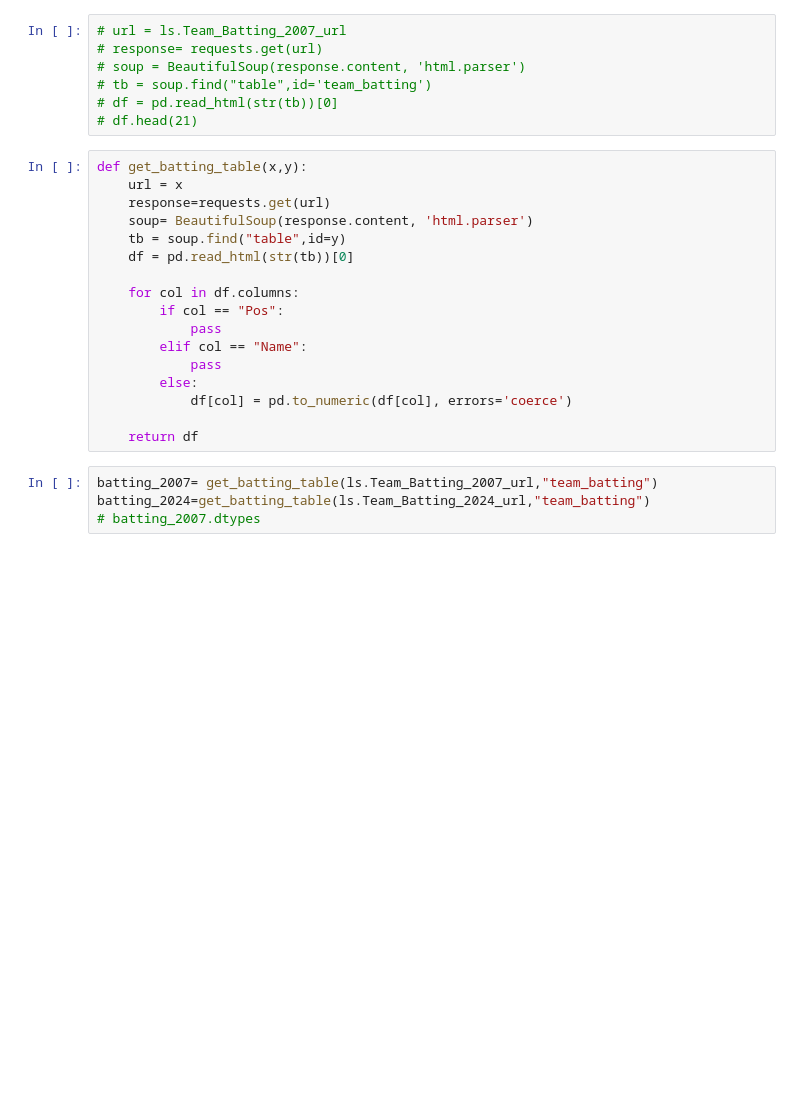
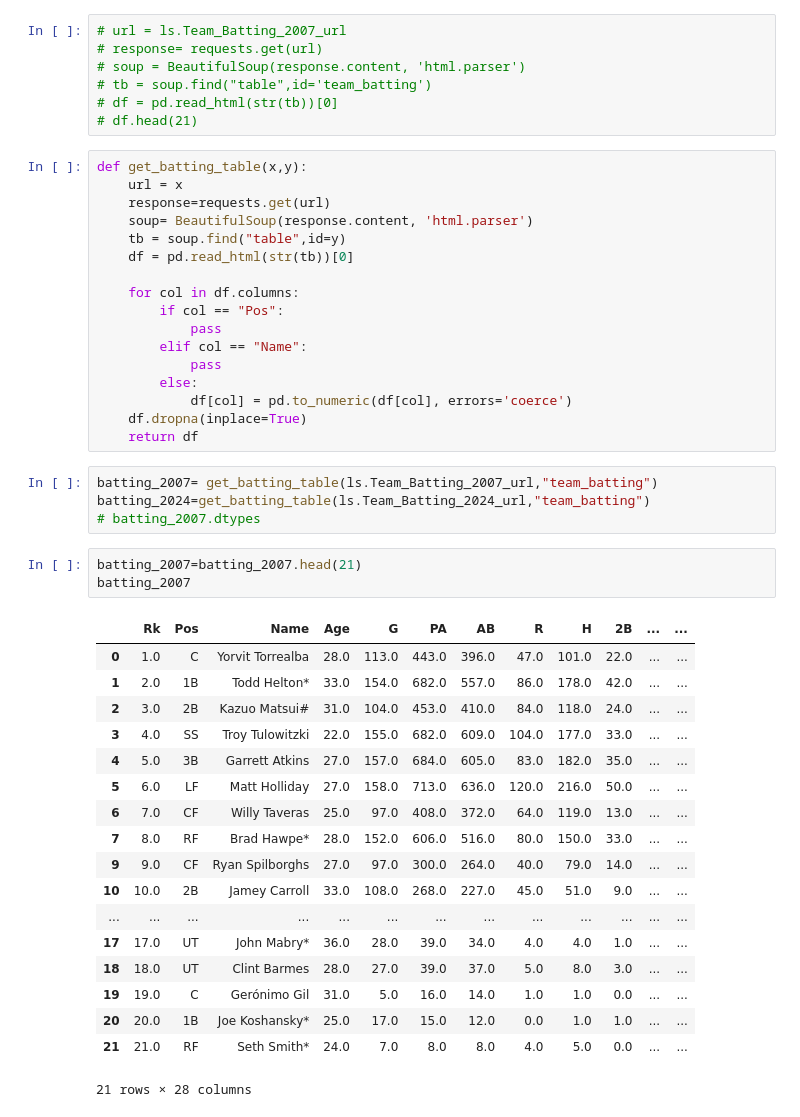
Before and after one commit to cassydm/rockies_moneyball_part-deux, a Jupyter notebook: Test_files/working_file_cassy.ipynb, the cells around one changed output. Saved outputs shown, nothing was run; the diff lists cells and outputs as text; blank space fills up the shorter version.

```diff
--- a/Test_files/working_file_cassy.ipynb
+++ b/Test_files/working_file_cassy.ipynb
@@ -46,9 +36,31 @@ def get_batting_table(x,y):
             pass
         else:
             df[col] = pd.to_numeric(df[col], errors='coerce')
-
+    df.dropna(inplace=True)
     return df
 # %%
 batting_2007= get_batting_table(ls.Team_Batting_2007_url,"team_batting")
 batting_2024=get_batting_table(ls.Team_Batting_2024_url,"team_batting")
 # batting_2007.dtypes
+# %%
+batting_2007=batting_2007.head(21)
+batting_2007
+# %% [output]
+|  | Rk | Pos | Name | Age | G | PA | AB | R | H | 2B | ... | ... |
+| 0 | 1.0 | C | Yorvit Torrealba | 28.0 | 113.0 | 443.0 | 396.0 | 47.0 | 101.0 | 22.0 | ... | ... |
+| 1 | 2.0 | 1B | Todd Helton* | 33.0 | 154.0 | 682.0 | 557.0 | 86.0 | 178.0 | 42.0 | ... | ... |
+| 2 | 3.0 | 2B | Kazuo Matsui# | 31.0 | 104.0 | 453.0 | 410.0 | 84.0 | 118.0 | 24.0 | ... | ... |
+| 3 | 4.0 | SS | Troy Tulowitzki | 22.0 | 155.0 | 682.0 | 609.0 | 104.0 | 177.0 | 33.0 | ... | ... |
+| 4 | 5.0 | 3B | Garrett Atkins | 27.0 | 157.0 | 684.0 | 605.0 | 83.0 | 182.0 | 35.0 | ... | ... |
+| 5 | 6.0 | LF | Matt Holliday | 27.0 | 158.0 | 713.0 | 636.0 | 120.0 | 216.0 | 50.0 | ... | ... |
+| 6 | 7.0 | CF | Willy Taveras | 25.0 | 97.0 | 408.0 | 372.0 | 64.0 | 119.0 | 13.0 | ... | ... |
+| 7 | 8.0 | RF | Brad Hawpe* | 28.0 | 152.0 | 606.0 | 516.0 | 80.0 | 150.0 | 33.0 | ... | ... |
+| 9 | 9.0 | CF | Ryan Spilborghs | 27.0 | 97.0 | 300.0 | 264.0 | 40.0 | 79.0 | 14.0 | ... | ... |
+| 10 | 10.0 | 2B | Jamey Carroll | 33.0 | 108.0 | 268.0 | 227.0 | 45.0 | 51.0 | 9.0 | ... | ... |
+| ... | ... | ... | ... | ... | ... | ... | ... | ... | ... | ... | ... | ... |
+| 17 | 17.0 | UT | John Mabry* | 36.0 | 28.0 | 39.0 | 34.0 | 4.0 | 4.0 | 1.0 | ... | ... |
+| 18 | 18.0 | UT | Clint Barmes | 28.0 | 27.0 | 39.0 | 37.0 | 5.0 | 8.0 | 3.0 | ... | ... |
+| 19 | 19.0 | C | Gerónimo Gil | 31.0 | 5.0 | 16.0 | 14.0 | 1.0 | 1.0 | 0.0 | ... | ... |
+| 20 | 20.0 | 1B | Joe Koshansky* | 25.0 | 17.0 | 15.0 | 12.0 | 0.0 | 1.0 | 1.0 | ... | ... |
+| 21 | 21.0 | RF | Seth Smith* | 24.0 | 7.0 | 8.0 | 8.0 | 4.0 | 5.0 | 0.0 | ... | ... |
+21 rows × 28 columns
```
Also changed, not shown: parts of 4 cells of this notebook, 1 other file.
